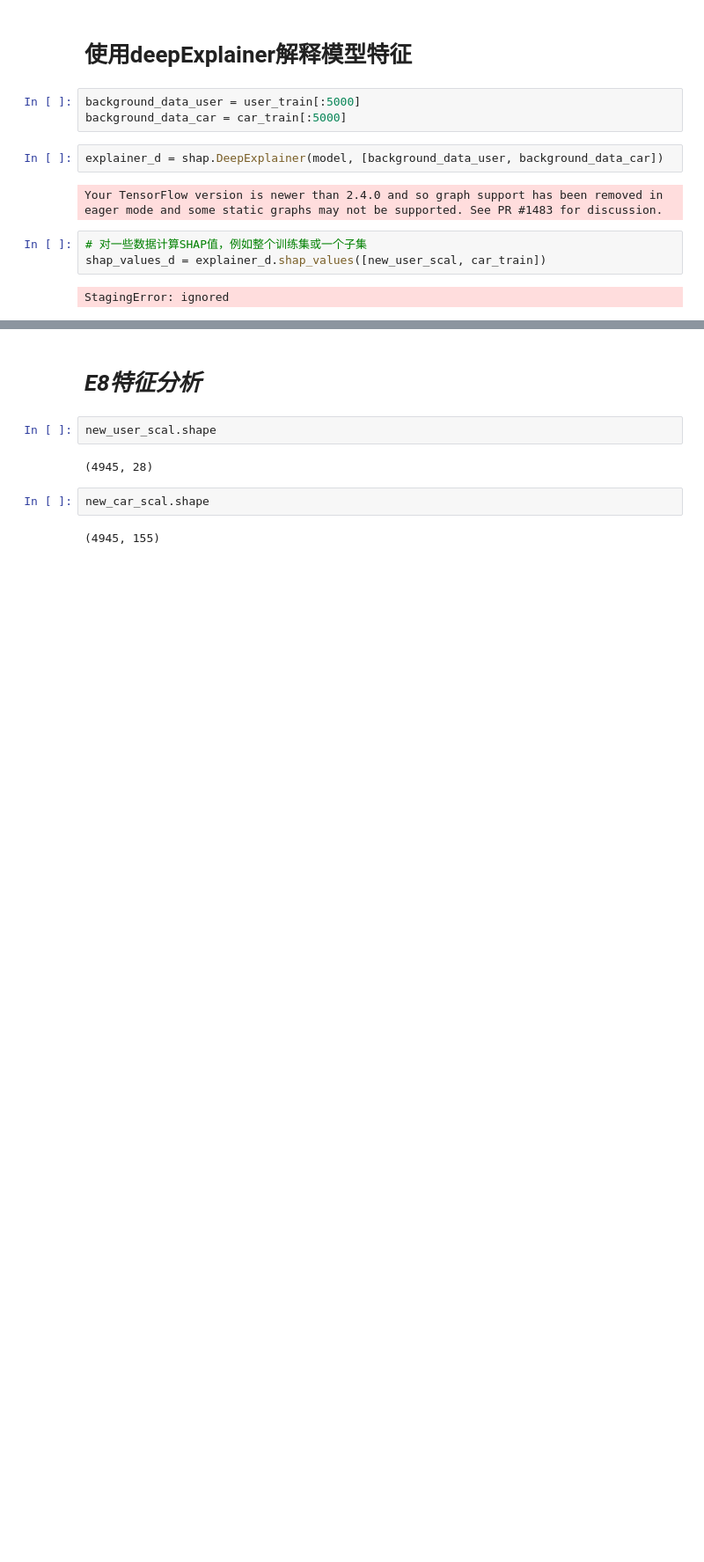
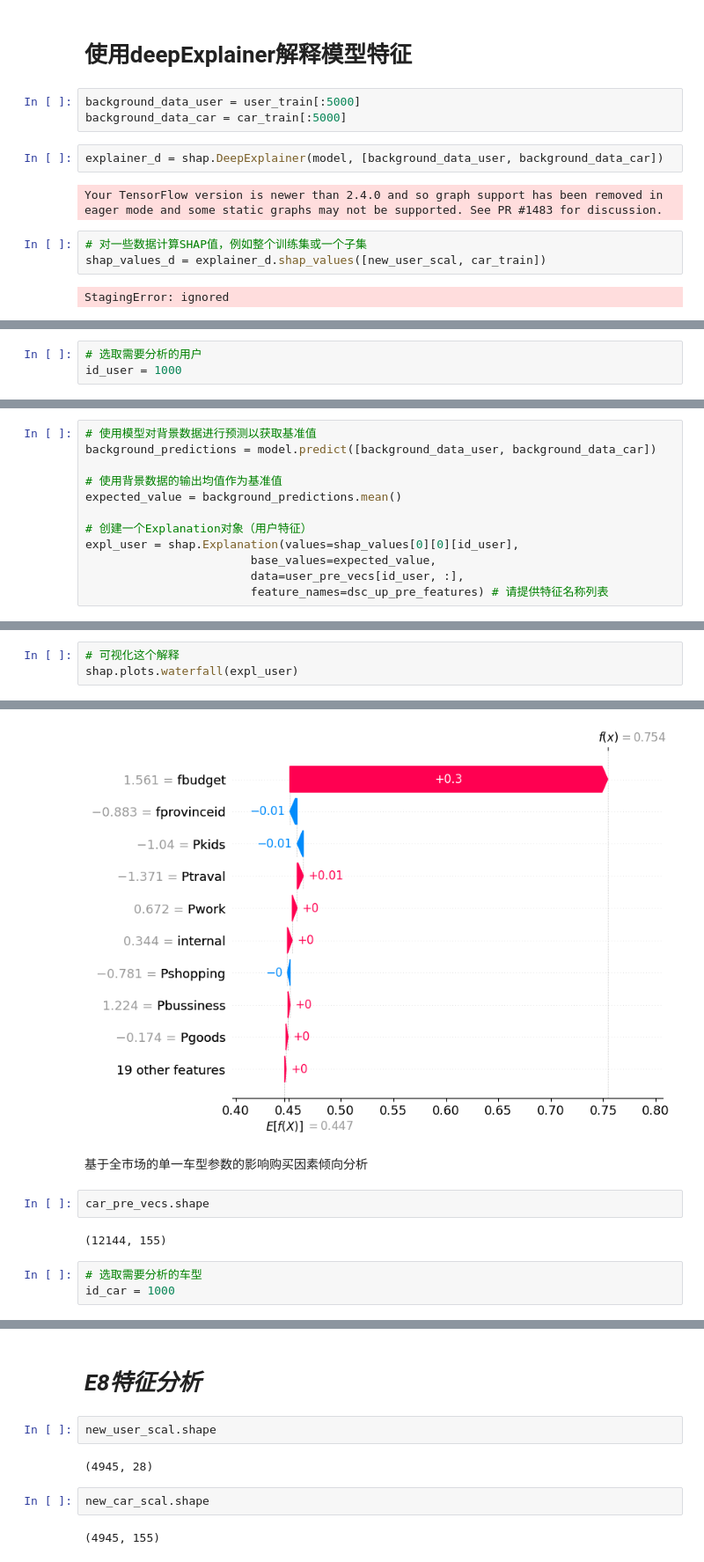
Before and after one commit to JasonDepblu/potential-spork, a Jupyter notebook: e8_of_content_based_filtering_explainer.ipynb, the cells around one changed output, grey strips where cells are left out. Shown at 88% size. Saved outputs shown, nothing was run; the diff lists cells and outputs as text; blank space fills up the shorter version.

```diff
--- a/e8_of_content_based_filtering_explainer.ipynb
+++ b/e8_of_content_based_filtering_explainer.ipynb
@@ -1222,0 +1242,3 @@ model.get_weights
+# %%
+# 选取需要分析的用户
+id_user = 1000
@@ -1222,0 +1252,12 @@ model.get_weights
+# %%
+# 使用模型对背景数据进行预测以获取基准值
+background_predictions = model.predict([background_data_user, background_data_car])
+
+# 使用背景数据的输出均值作为基准值
+expected_value = background_predictions.mean()
+
+# 创建一个Explanation对象（用户特征）
+expl_user = shap.Explanation(values=shap_values[0][0][id_user],
+                        base_values=expected_value,
+                        data=user_pre_vecs[id_user, :],
+                        feature_names=dsc_up_pre_features) # 请提供特征名称列表
@@ -1222,0 +1266,4 @@ model.get_weights
+# %%
+# 可视化这个解释
+shap.plots.waterfall(expl_user)
+# %% [output]
@@ -1222,0 +1271,10 @@ model.get_weights
+[figure, added]
+# %% [markdown]
+基于全市场的单一车型参数的影响购买因素倾向分析
+# %%
+car_pre_vecs.shape
+# %% [output]
+(12144, 155)
+# %%
+# 选取需要分析的车型
+id_car = 1000
```
Also changed, not shown: parts of 95 cells of this notebook.
